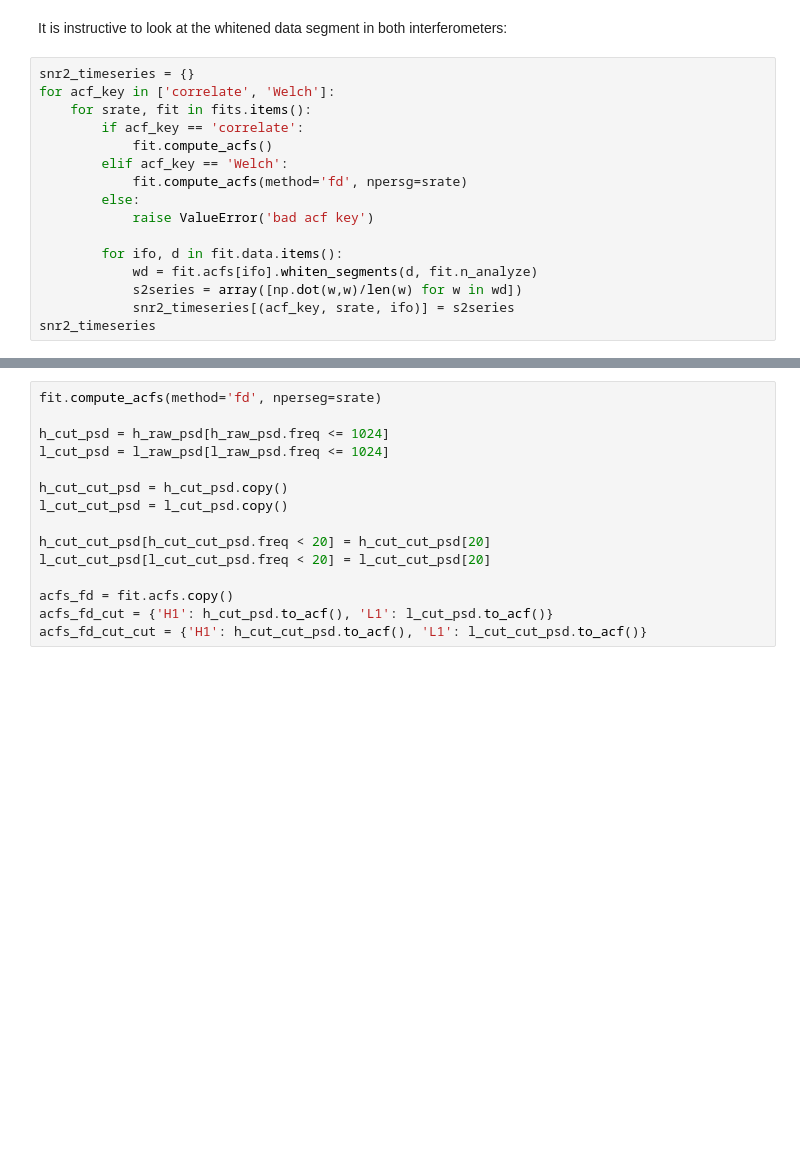
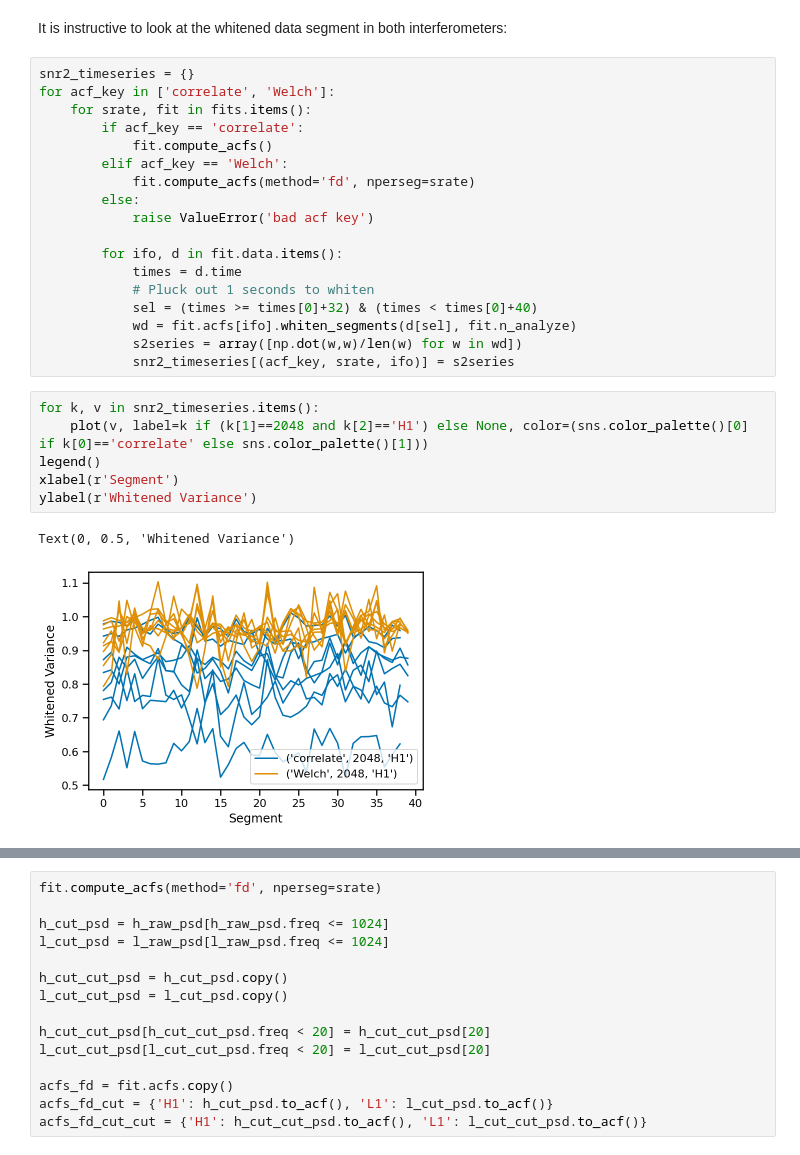
Before and after one commit to maxisi/ringdown, a Jupyter notebook: examples/NoiseWhitening.ipynb, the cells around one changed output, grey strips where cells are left out. Saved outputs shown, nothing was run; the diff lists cells and outputs as text; blank space fills up the shorter version.

Commit message:
Made noise whitening plots over short segments.

```diff
--- a/examples/NoiseWhitening.ipynb
+++ b/examples/NoiseWhitening.ipynb
@@ -126,12 +144,23 @@ for acf_key in ['correlate', 'Welch']:
         if acf_key == 'correlate':
             fit.compute_acfs()
         elif acf_key == 'Welch':
-            fit.compute_acfs(method='fd', npersg=srate)
+            fit.compute_acfs(method='fd', nperseg=srate)
         else:
             raise ValueError('bad acf key')
 
         for ifo, d in fit.data.items():
-            wd = fit.acfs[ifo].whiten_segments(d, fit.n_analyze)
+            times = d.time
+            # Pluck out 1 seconds to whiten
+            sel = (times >= times[0]+32) & (times < times[0]+40)
+            wd = fit.acfs[ifo].whiten_segments(d[sel], fit.n_analyze)
             s2series = array([np.dot(w,w)/len(w) for w in wd])
             snr2_timeseries[(acf_key, srate, ifo)] = s2series
-snr2_timeseries
+# %%
+for k, v in snr2_timeseries.items():
+    plot(v, label=k if (k[1]==2048 and k[2]=='H1') else None, color=(sns.color_palette()[0] if k[0]=='correlate' else sns.color_palette()[1]))
+legend()
+xlabel(r'Segment')
+ylabel(r'Whitened Variance')
+# %% [output]
+Text(0, 0.5, 'Whitened Variance')
+[figure, added]
```
Also changed, not shown: parts of 2 cells of this notebook.
